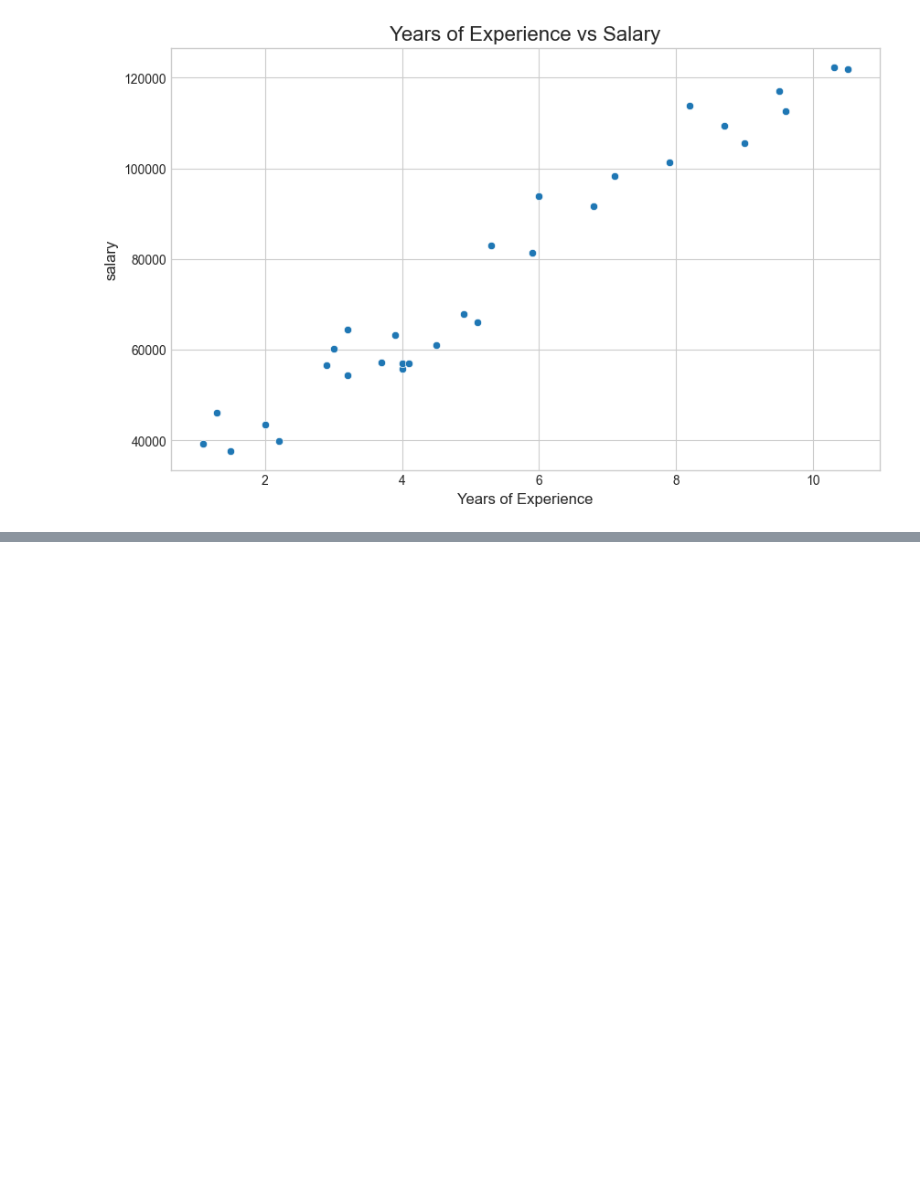
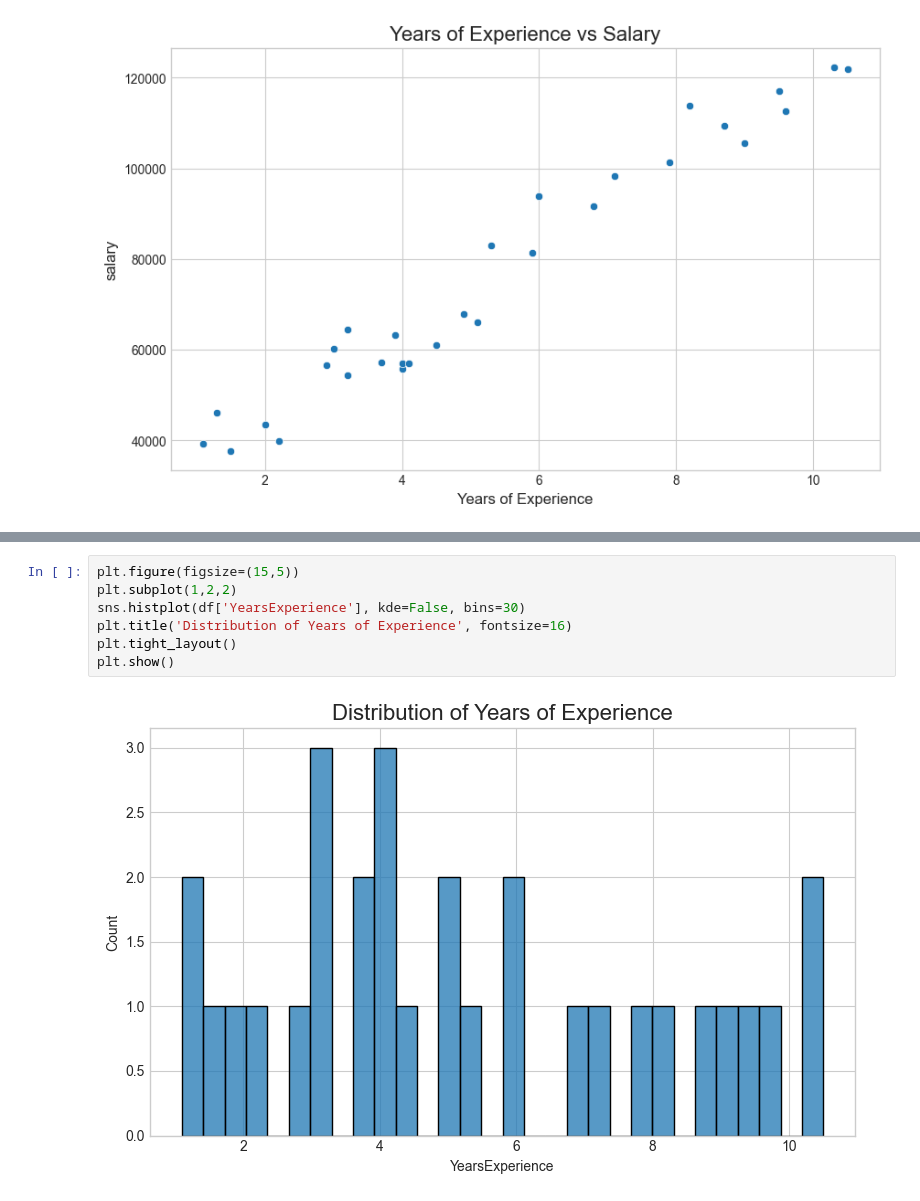
Before and after one commit to JanithGayashan/simple-linear-regression-projects, a Jupyter notebook: 1_salary_prediction/salary_prediction.ipynb, the cells around one changed output, grey strips where cells are left out. Drawn from its saved outputs; the diff is of its cells as text; blank space fills up the shorter version.

```diff
--- a/1_salary_prediction/salary_prediction.ipynb
+++ b/1_salary_prediction/salary_prediction.ipynb
@@ -123,0 +126,9 @@ sns.histplot(df['Salary'], kde=True, bins=10)
+# %%
+plt.figure(figsize=(15,5))
+plt.subplot(1,2,2)
+sns.histplot(df['YearsExperience'], kde=False, bins=30)
+plt.title('Distribution of Years of Experience', fontsize=16)
+plt.tight_layout()
+plt.show()
+# %% [output]
+[figure, added]
```
Also changed, not shown: parts of 21 cells of this notebook.
